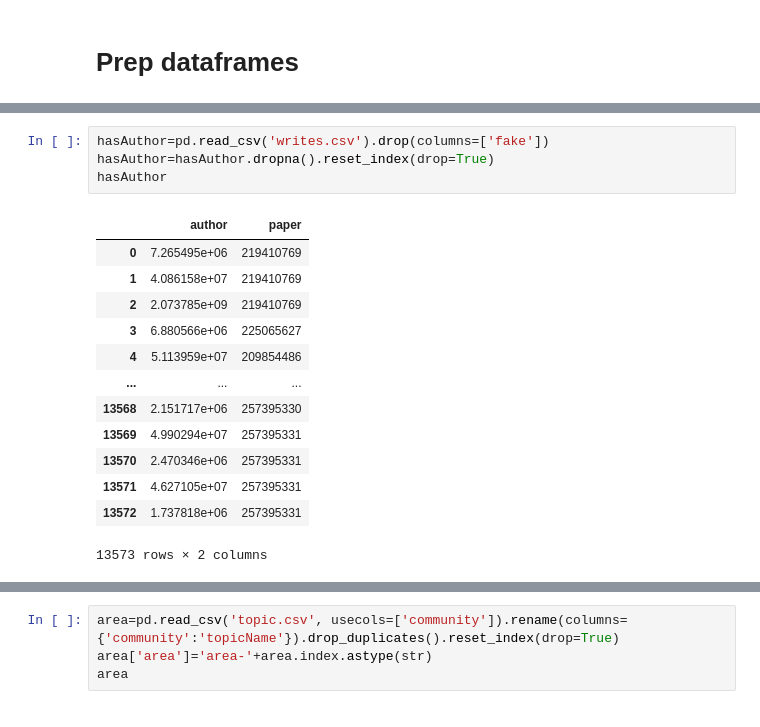
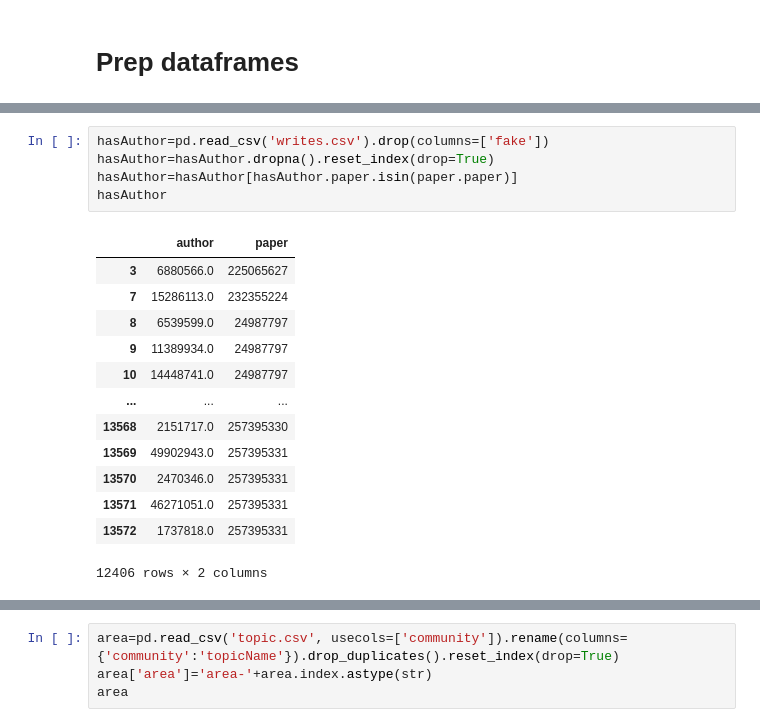
Before and after one commit to AlaaAlmutawa/SDM-Lab3, a Jupyter notebook: code/abox_gen.ipynb, the cells around one changed output, grey strips where cells are left out. Drawn from its saved outputs; the diff is of its cells as text.

```diff
--- a/code/abox_gen.ipynb
+++ b/code/abox_gen.ipynb
@@ -338,18 +332,19 @@ paper
 # %%
 hasAuthor=pd.read_csv('writes.csv').drop(columns=['fake'])
 hasAuthor=hasAuthor.dropna().reset_index(drop=True)
+hasAuthor=hasAuthor[hasAuthor.paper.isin(paper.paper)]
 hasAuthor
 # %% [output]
 |  | author | paper |
-| 0 | 7.265495e+06 | 219410769 |
-| 1 | 4.086158e+07 | 219410769 |
-| 2 | 2.073785e+09 | 219410769 |
-| 3 | 6.880566e+06 | 225065627 |
-| 4 | 5.113959e+07 | 209854486 |
+| 3 | 6880566.0 | 225065627 |
+| 7 | 15286113.0 | 232355224 |
+| 8 | 6539599.0 | 24987797 |
+| 9 | 11389934.0 | 24987797 |
+| 10 | 14448741.0 | 24987797 |
 | ... | ... | ... |
-| 13568 | 2.151717e+06 | 257395330 |
-| 13569 | 4.990294e+07 | 257395331 |
-| 13570 | 2.470346e+06 | 257395331 |
-| 13571 | 4.627105e+07 | 257395331 |
-| 13572 | 1.737818e+06 | 257395331 |
+| 13568 | 2151717.0 | 257395330 |
+| 13569 | 49902943.0 | 257395331 |
+| 13570 | 2470346.0 | 257395331 |
+| 13571 | 46271051.0 | 257395331 |
+| 13572 | 1737818.0 | 257395331 |
-13573 rows × 2 columns
+12406 rows × 2 columns
```
Also changed, not shown: parts of 17 cells of this notebook, 1 other file.
